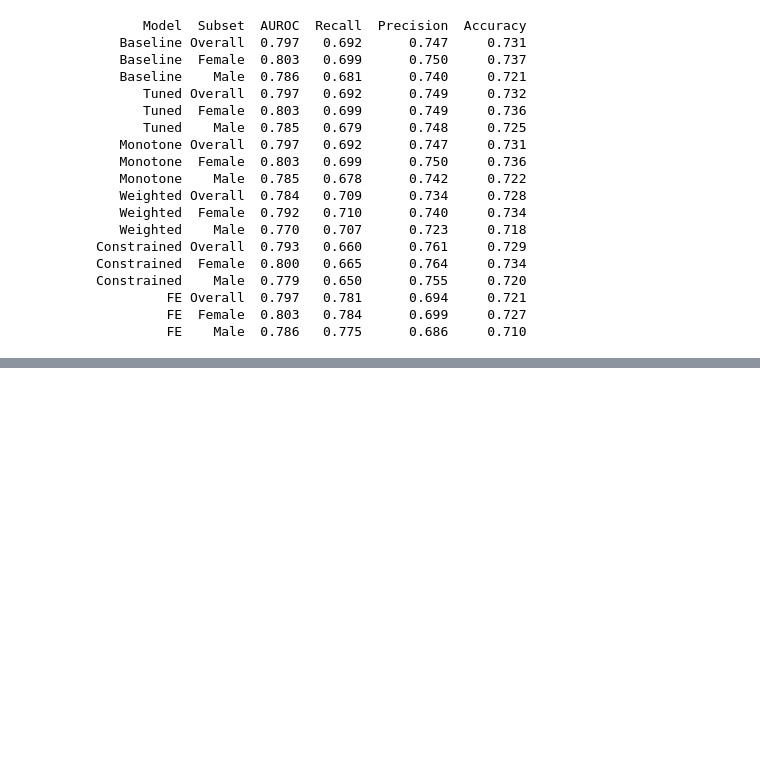
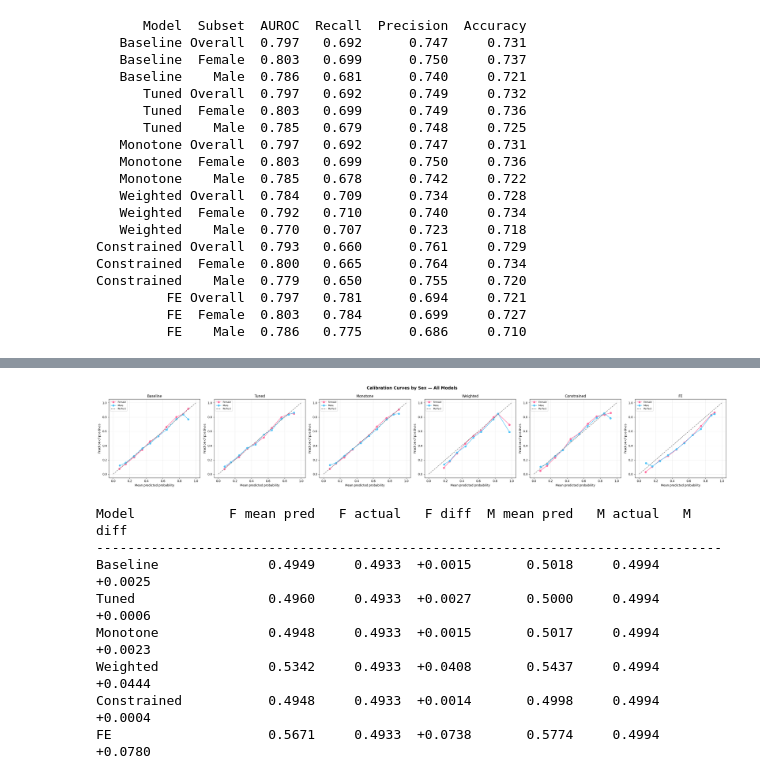
Before and after one commit to Kavisha612/Dissertation_ExplainableAI, a Jupyter notebook: models/models_cleaned_notebooks/model_evaluation.ipynb, the cells around one changed output, grey strips where cells are left out. Drawn from its saved outputs; the diff is of its cells as text; code cells hidden in the pictures; blank space fills up the shorter version.

Commit message:
added validation checks  and calibration check

```diff
--- a/models/models_cleaned_notebooks/model_evaluation.ipynb
+++ b/models/models_cleaned_notebooks/model_evaluation.ipynb
@@ -61,6 +78,19 @@ def precision(yt, yp, ypr): return precision_score(yt, yp)
 for model_name, (model, X) in models.items():
     y_pred = model.predict(X)
     y_prob = model.predict_proba(X)[:, 1]
+
+    # choose correct y_test depending on model
+    if model_name == "FE":
+        y_true = y_test_fe
+    else:
+        y_true = y_test
+
+    y_pred = model.predict(X)
+    y_prob = model.predict_proba(X)[:, 1]
+
+    # validation checks
+    assert len(y_pred) == len(y_true)
+    assert len(y_prob) == len(y_true)
 
     # Gender masks applied to the correct X
     is_fe       = model_name == "FE"
@@ -171,3 +204,54 @@ plt.show()
+# %%
+# ## 4b · Sex-Stratified Calibration Curves
+
+fig, axes = plt.subplots(1, len(models), figsize=(5 * len(models), 5))
+fig.suptitle("Calibration Curves by Sex — All Models", fontsize=14, fontweight="bold")
+
+for ax, (model_name, (model, X)) in zip(axes, models.items()):
+
+    # Female
+    y_prob_f = model.predict_proba(X[female_mask])[:, 1]
+    prob_true_f, prob_pred_f = calibration_curve(y_test[female_mask], y_prob_f, n_bins=10)
+
+    # Male
+    y_prob_m = model.predict_proba(X[male_mask])[:, 1]
+    prob_true_m, prob_pred_m = calibration_curve(y_test[male_mask], y_prob_m, n_bins=10)
+
+    ax.plot(prob_pred_f, prob_true_f, marker="o", color="#ff6b9d", label="Female")
+    ax.plot(prob_pred_m, prob_true_m, marker="o", color="#4fc3f7", label="Male")
+    ax.plot([0, 1], [0, 1], linestyle="--", color="grey", label="Perfect")
+
+    ax.set_title(model_name)
+    ax.set_xlabel("Mean predicted probability")
+    ax.set_ylabel("Fraction of positives")
+    ax.legend(fontsize=8)
+    ax.grid(alpha=0.3)
+
+plt.tight_layout()
+plt.show()
+
+# ── Calibration in the large by sex ──────────────────────
+print(f"\n{'Model':<15} {'F mean pred':>12} {'F actual':>10} {'F diff':>8} {'M mean pred':>12} {'M actual':>10} {'M diff':>8}")
+print("-" * 80)
+
+for model_name, (model, X) in models.items():
+    prob_f    = model.predict_proba(X[female_mask])[:, 1]
+    prob_m    = model.predict_proba(X[male_mask])[:, 1]
+    actual_f  = y_test[female_mask].mean()
+    actual_m  = y_test[male_mask].mean()
+    diff_f    = prob_f.mean() - actual_f
+    diff_m    = prob_m.mean() - actual_m
+    print(f"{model_name:<15} {prob_f.mean():>12.4f} {actual_f:>10.4f} {diff_f:>+8.4f} {prob_m.mean():>12.4f} {actual_m:>10.4f} {diff_m:>+8.4f}")
+# %% [output]
+[figure, added]
+Model            F mean pred   F actual   F diff  M mean pred   M actual   M diff
+--------------------------------------------------------------------------------
+Baseline              0.4949     0.4933  +0.0015       0.5018     0.4994  +0.0025
+Tuned                 0.4960     0.4933  +0.0027       0.5000     0.4994  +0.0006
+Monotone              0.4948     0.4933  +0.0015       0.5017     0.4994  +0.0023
+Weighted              0.5342     0.4933  +0.0408       0.5437     0.4994  +0.0444
+Constrained           0.4948     0.4933  +0.0014       0.4998     0.4994  +0.0004
+FE                    0.5671     0.4933  +0.0738       0.5774     0.4994  +0.0780
 # %%
 # ── Brier Score (summary calibration metric) ──────────────
 from sklearn.metrics import brier_score_loss
```
Also changed, not shown: parts of 5 cells of this notebook.
